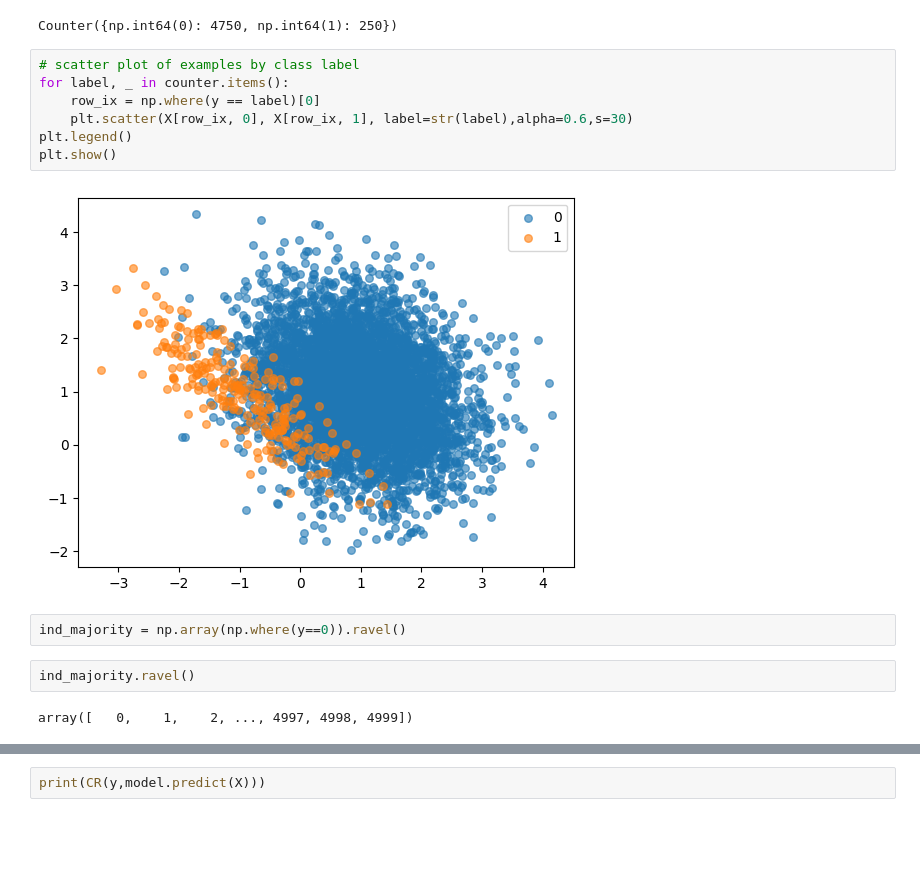
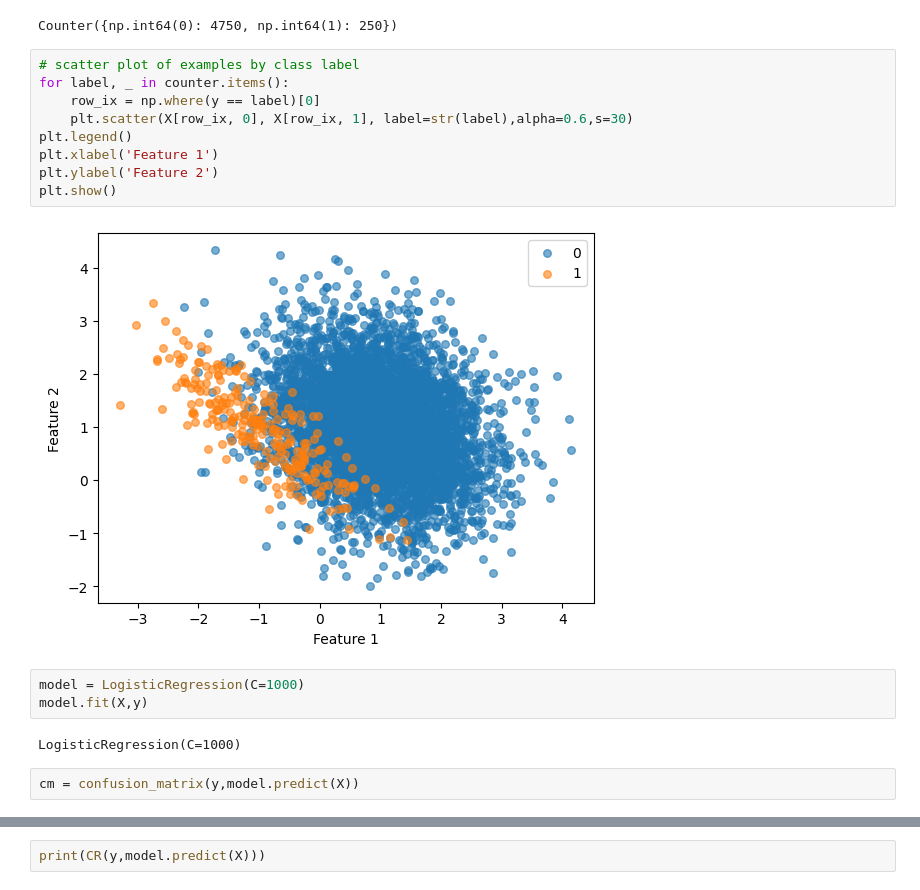
Before and after one commit to dvasiliu/AAML, a Jupyter notebook: Module 7 - Classification with Class Imbalance /Classification_and_Class_Imbalanced_Problems.ipynb, the cells around one changed output, grey strips where cells are left out. Saved outputs shown, nothing was run; the diff lists cells and outputs as text; blank space fills up the shorter version.

```diff
--- a/Module 7 - Classification with Class Imbalance /Classification_and_Class_Imbalanced_Problems.ipynb
+++ b/Module 7 - Classification with Class Imbalance /Classification_and_Class_Imbalanced_Problems.ipynb
@@ -390,15 +388,18 @@ Counter({np.int64(0): 4750, np.int64(1): 250})
 # %%
 # scatter plot of examples by class label
 for label, _ in counter.items():
 	row_ix = np.where(y == label)[0]
 	plt.scatter(X[row_ix, 0], X[row_ix, 1], label=str(label),alpha=0.6,s=30)
 plt.legend()
+plt.xlabel('Feature 1')
+plt.ylabel('Feature 2')
 plt.show()
 # %% [output]
-[figure, old version]
+[figure, new version]
-# %%
-ind_majority = np.array(np.where(y==0)).ravel()
-# %%
-ind_majority.ravel()
-# %% [output]
-array([   0,    1,    2, ..., 4997, 4998, 4999])
+# %%
+model = LogisticRegression(C=1000)
+model.fit(X,y)
+# %% [output]
+LogisticRegression(C=1000)
+# %%
+cm = confusion_matrix(y,model.predict(X))
```
Also changed, not shown: parts of 28 cells of this notebook, 1 other file.
